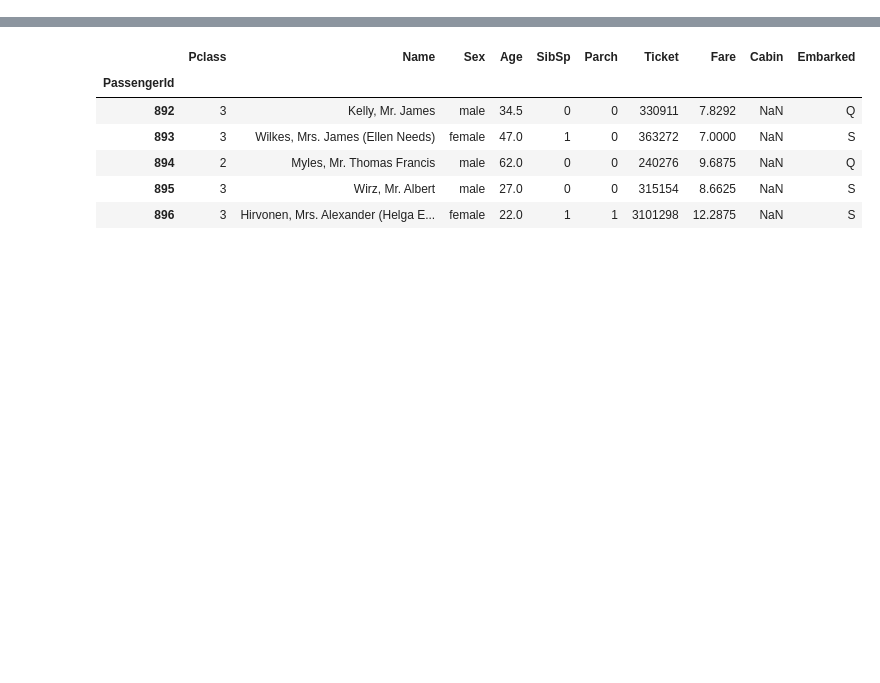
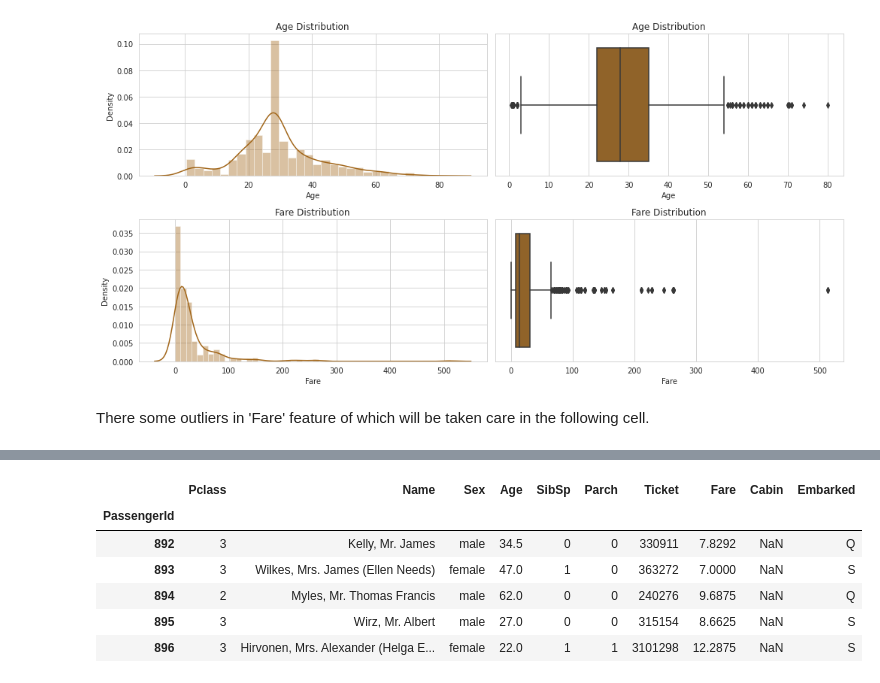
Before and after one commit to hikmatullah-mohammadi/titanic-survival-prediction, a Jupyter notebook: titanic-survival-prediction.ipynb, the cells around one changed output, grey strips where cells are left out. Drawn from its saved outputs; the diff is of its cells as text; code cells hidden in the pictures; blank space fills up the shorter version.

```diff
--- a/titanic-survival-prediction.ipynb
+++ b/titanic-survival-prediction.ipynb
@@ -332,0 +248,26 @@ y_predicted = logR.predict(X_test)
+# %%
+# PLot Age and Fare distributions
+
+plt.figure(figsize=(14,7))
+sns.set_style('whitegrid')
+sns.set_palette('BrBG')
+
+plt.subplot(2,2,1)
+ax = sns.distplot(t_df['Age'])
+ax.set_title('Age Distribution')
+plt.subplot(2,2,2)
+ax = sns.boxplot(t_df['Age'])
+ax.set_title('Age Distribution')
+
+plt.subplot(2,2,3)
+ax = sns.distplot(t_df['Fare'])
+ax.set_title('Fare Distribution')
+plt.subplot(2,2,4)
+ax = sns.boxplot(t_df['Fare'])
+ax.set_title('Fare Distribution')
+plt.tight_layout()
+plt.show()
+# %% [output]
+[figure, added]
+# %% [markdown]
+There some outliers in 'Fare' feature of which will be taken care in the following cell.
```
Also changed, not shown: parts of 131 cells of this notebook.
